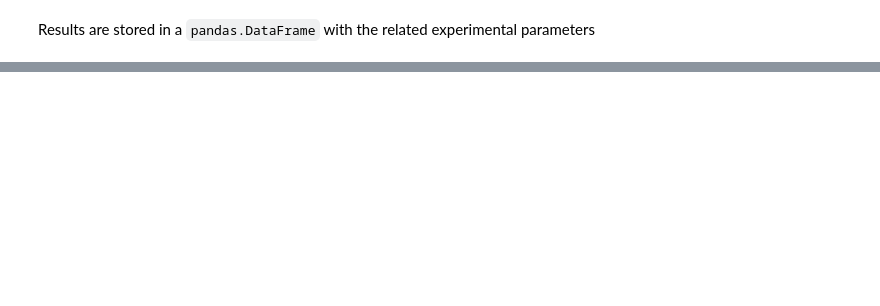
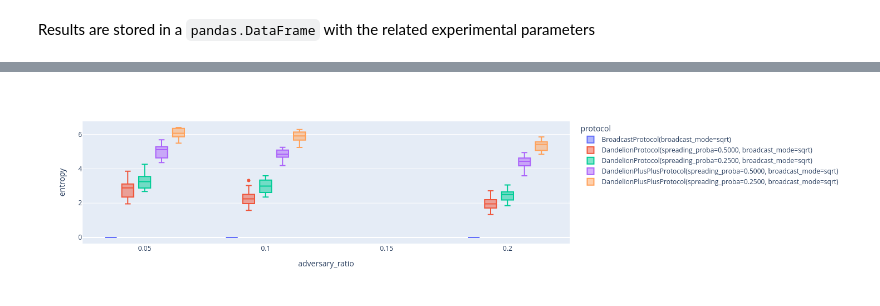
Before and after one commit to ferencberes/ethp2psim, a Jupyter notebook: EthP2PSimExamples.ipynb, the cells around one changed output, grey strips where cells are left out. Saved outputs shown, nothing was run; the diff lists cells and outputs as text; code cells hidden in the pictures; blank space fills up the shorter version.

```diff
--- a/EthP2PSimExamples.ipynb
+++ b/EthP2PSimExamples.ipynb
@@ -207,0 +225,10 @@ Naturally, the adversary have better performance when it controls more node in t
+# %%
+fig = px.box(
+    results_df,
+    x="adversary_ratio",
+    y="entropy",
+    color="protocol"
+)
+fig.show()
+# %% [output]
+[figure, added]
```
Also changed, not shown: parts of 20 cells of this notebook, 2 other files.
